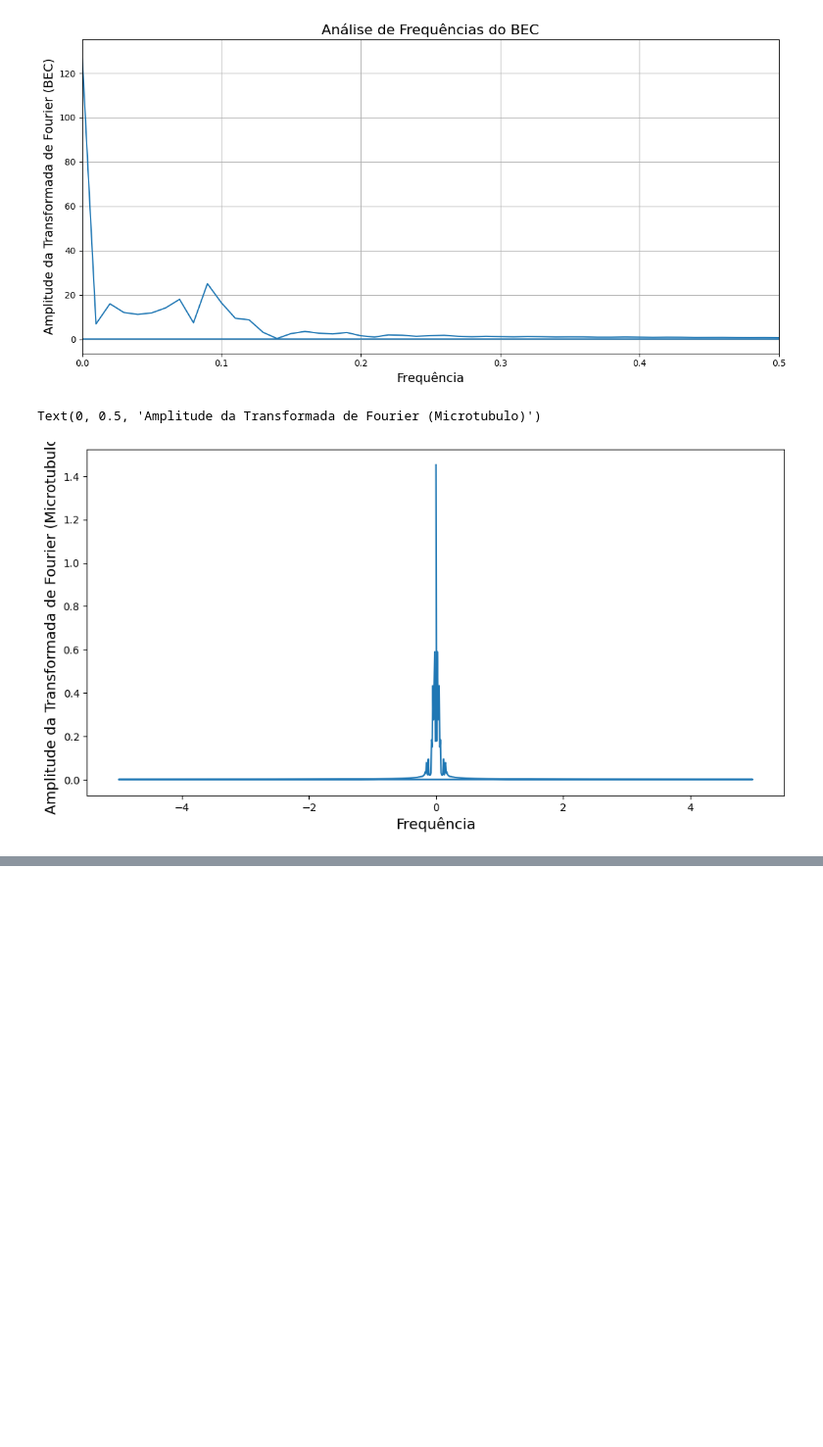
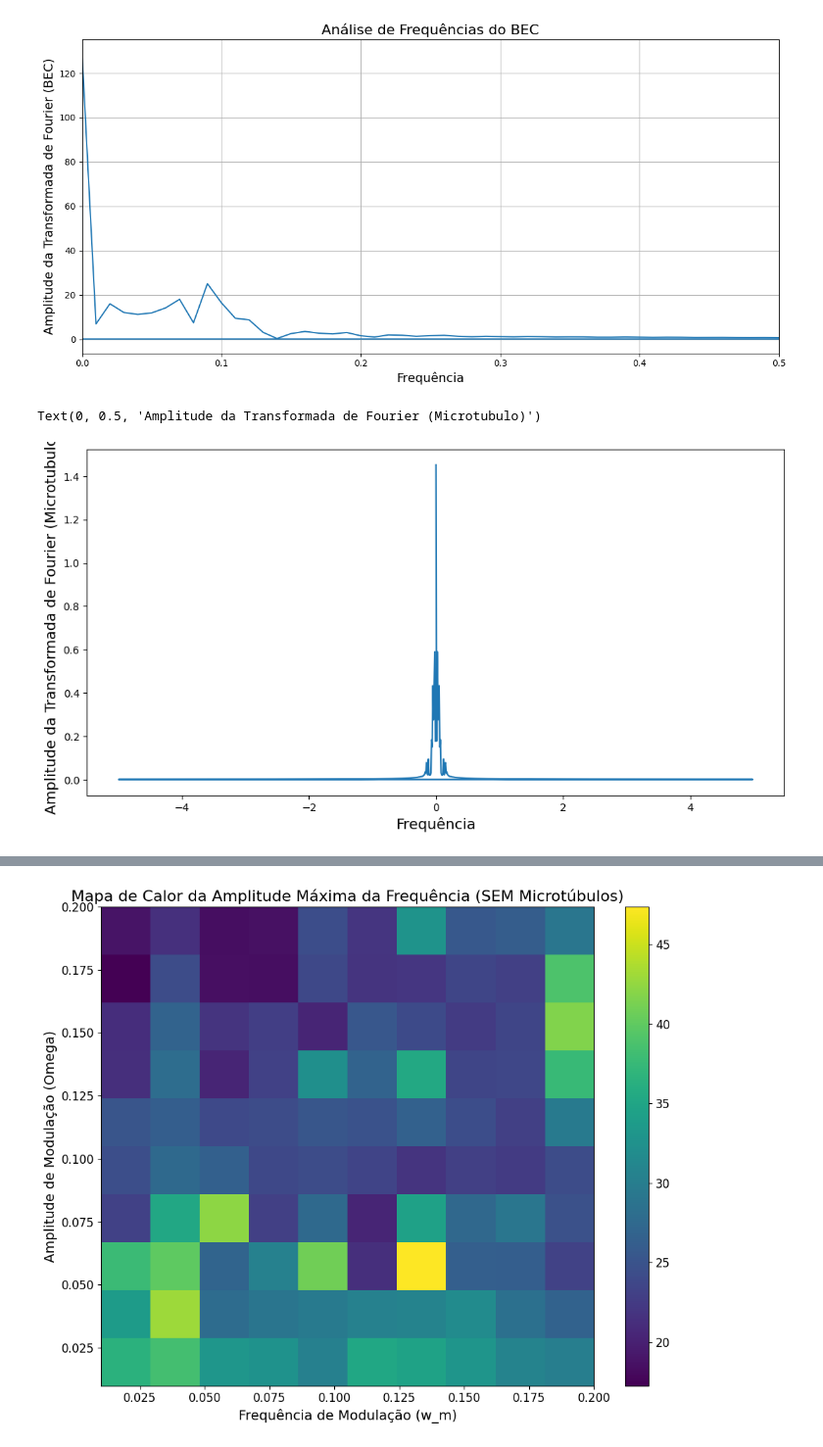
Before and after one commit to Bellinimarcos-prog/causalidade-em-ia, a Jupyter notebook: Nosso_trabalho_está_assim,,_ainda_não_tenho_o_cód_.ipynb, the cells around one changed output, grey strips where cells are left out. Shown at 98% size. Drawn from its saved outputs; the diff is of its cells as text; code cells hidden in the pictures; blank space fills up the shorter version.

```diff
--- a/Nosso_trabalho_está_assim,,_ainda_não_tenho_o_cód_.ipynb
+++ b/Nosso_trabalho_está_assim,,_ainda_não_tenho_o_cód_.ipynb
@@ -1142,3 +1142,79 @@ Requirement already satisfied: six>=1.5 in /usr/local/lib/python3.11/dist-packag
 [figure]
 Text(0, 0.5, 'Amplitude da Transformada de Fourier (Microtubulo)')
 [figure]
+# %%
+!pip install qutip matplotlib scipy
+
+import qutip as qt
+import numpy as np
+import matplotlib.pyplot as plt
+from scipy.fft import fft, fftfreq
+
+# Parâmetros (os mesmos de antes)
+N_b = 5
+N_f = 5
+g = 0.05
+w_b = 1.0
+w_f = 1.05
+Omega_list = np.linspace(0.01, 0.2, 10)
+w_m_list = np.linspace(0.01, 0.2, 10)
+tlist = np.linspace(0, 100, 1000)
+num_timesteps = len(tlist)
+
+# Operadores (SEM microtúbulos)
+b = qt.destroy(N_b)
+b_dag = b.dag()
+a = qt.destroy(N_f)
+a_dag = a.dag()
+I_b = qt.qeye(N_b)
+I_f = qt.qeye(N_f)
+
+# Hamiltonianos (SEM microtúbulos)
+H_b = w_b * b_dag * b
+H_f = w_f * a_dag * a
+
+def H_int_b_f_mod(t, args):
+    g = args['g']
+    Omega = args['Omega']
+    w_m = args['w_m']
+    return (g + Omega * np.sin(w_m * t)) * (qt.tensor(b, a_dag) + qt.tensor(b_dag, a))
+
+def H_total_sem_mod(args):
+    g = args['g']
+    return qt.tensor(H_b, I_f) + qt.tensor(I_b, H_f) + g * (qt.tensor(b, a_dag) + qt.tensor(b_dag, a))
+
+# Estado Inicial (SEM microtúbulos)
+psi0_b = (qt.basis(N_b, 0) + qt.basis(N_b, 1)).unit()
+psi0 = qt.tensor(psi0_b, qt.basis(N_f, 0))
+
+# Matriz para armazenar as amplitudes máximas
+max_freq_amp_sem_mt = np.zeros((len(Omega_list), len(w_m_list)))
+
+# Simulação e Testagem de Frequências
+for i, Omega in enumerate(Omega_list):
+    for j, w_m in enumerate(w_m_list):
+        args = {'g': g, 'Omega': Omega, 'w_m': w_m}
+        def H_total_mod(t, args):
+            g_mod = args['g'] + args['Omega'] * np.sin(args['w_m'] * t)
+            return qt.tensor(H_b, I_f) + qt.tensor(I_b, H_f) + g_mod * (qt.tensor(b, a_dag) + qt.tensor(b_dag, a))
+
+        result = qt.mesolve(H_total_mod, psi0, tlist, [], [], args=args)
+        entropy_b = [qt.entropy_vn(qt.ptrace(state, [0])) for state in result.states]
+        yf_b = fft(entropy_b)
+        xf = fftfreq(num_timesteps, tlist[1] - tlist[0])
+        max_freq_amp_sem_mt[i, j] = np.max(np.abs(yf_b[1:num_timesteps // 2]))
+
+# Plotagem do Heatmap SEM microtúbulos
+fig, ax = plt.subplots(figsize=(10, 8))
+im = ax.imshow(max_freq_amp_sem_mt, extent=[w_m_list[0], w_m_list[-1], Omega_list[0], Omega_list[-1]], origin='lower', aspect='auto', cmap='viridis')
+
+ax.set_xlabel('Frequência de Modulação (w_m)', fontsize=14)
+ax.set_ylabel('Amplitude de Modulação (Omega)', fontsize=14)
+ax.set_title('Mapa de Calor da Amplitude Máxima da Frequência (SEM Microtúbulos)', fontsize=16)
+cbar = fig.colorbar(im, ax=ax)
+cbar.ax.tick_params(labelsize=12)
+plt.xticks(fontsize=12)
+plt.yticks(fontsize=12)
+plt.tight_layout()
+plt.show()
+# %% [output]
@@ -1144,0 +1234 @@ Text(0, 0.5, 'Amplitude da Transformada de Fourier (Microtubulo)')
+[figure, added]
```
Also changed, not shown: parts of 1 cell of this notebook.
